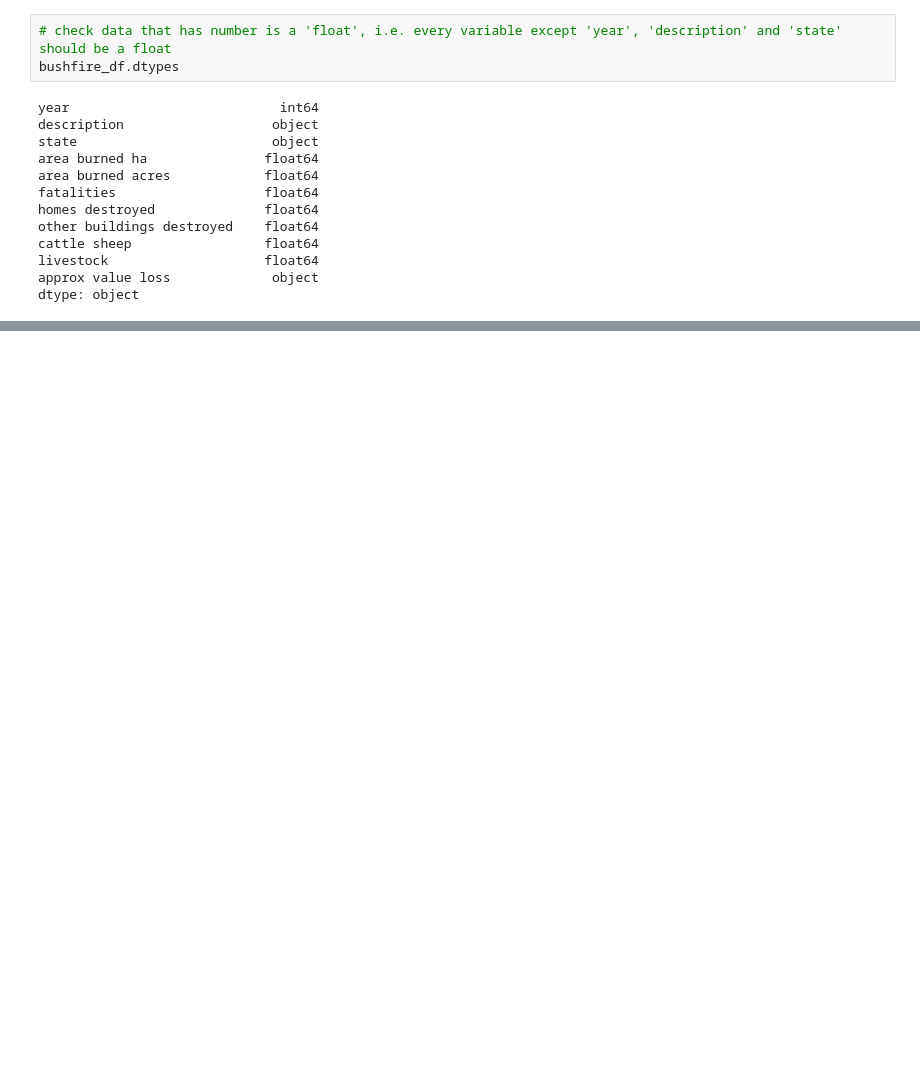
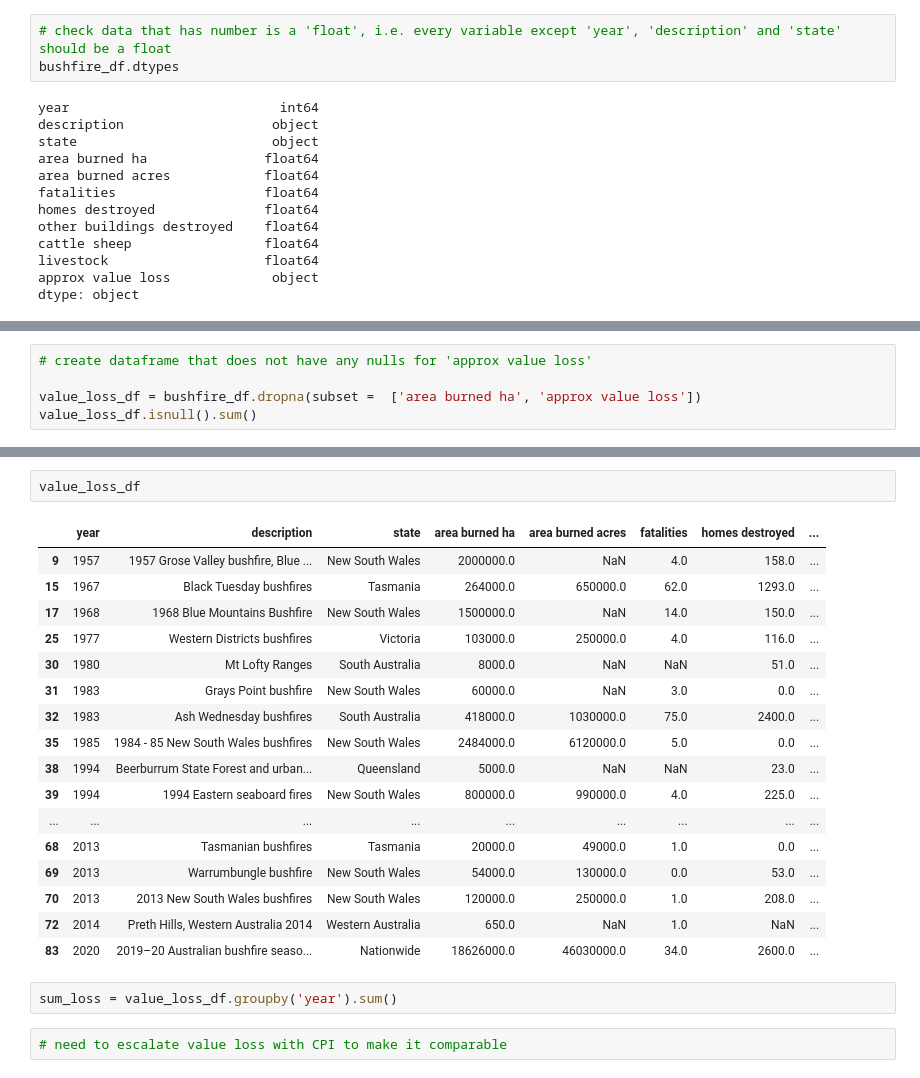
Before and after one commit to thierzon/disney-donut-project, a Jupyter notebook: data.ipynb, the cells around one changed output, grey strips where cells are left out. Saved outputs shown, nothing was run; the diff lists cells and outputs as text; blank space fills up the shorter version.

```diff
--- a/data.ipynb
+++ b/data.ipynb
@@ -66,0 +161,5 @@ array([nan, '£1,000,000', '14000000', '3000000', '9000000', '13000000',
+# %%
+# create dataframe that does not have any nulls for 'approx value loss'
+
+value_loss_df = bushfire_df.dropna(subset =  ['area burned ha', 'approx value loss'])
+value_loss_df.isnull().sum()
@@ -66,0 +179,24 @@ array([nan, '£1,000,000', '14000000', '3000000', '9000000', '13000000',
+# %%
+value_loss_df
+# %% [output]
+|  | year | description | state | area burned ha | area burned acres | fatalities | homes destroyed | ... |
+| 9 | 1957 | 1957 Grose Valley bushfire, Blue ... | New South Wales | 2000000.0 | NaN | 4.0 | 158.0 | ... |
+| 15 | 1967 | Black Tuesday bushfires | Tasmania | 264000.0 | 650000.0 | 62.0 | 1293.0 | ... |
+| 17 | 1968 | 1968 Blue Mountains Bushfire | New South Wales | 1500000.0 | NaN | 14.0 | 150.0 | ... |
+| 25 | 1977 | Western Districts bushfires | Victoria | 103000.0 | 250000.0 | 4.0 | 116.0 | ... |
+| 30 | 1980 | Mt Lofty Ranges | South Australia | 8000.0 | NaN | NaN | 51.0 | ... |
+| 31 | 1983 | Grays Point bushfire | New South Wales | 60000.0 | NaN | 3.0 | 0.0 | ... |
+| 32 | 1983 | Ash Wednesday bushfires | South Australia | 418000.0 | 1030000.0 | 75.0 | 2400.0 | ... |
+| 35 | 1985 | 1984 - 85 New South Wales bushfires | New South Wales | 2484000.0 | 6120000.0 | 5.0 | 0.0 | ... |
+| 38 | 1994 | Beerburrum State Forest and urban... | Queensland | 5000.0 | NaN | NaN | 23.0 | ... |
+| 39 | 1994 | 1994 Eastern seaboard fires | New South Wales | 800000.0 | 990000.0 | 4.0 | 225.0 | ... |
+| ... | ... | ... | ... | ... | ... | ... | ... | ... |
+| 68 | 2013 | Tasmanian bushfires | Tasmania | 20000.0 | 49000.0 | 1.0 | 0.0 | ... |
+| 69 | 2013 | Warrumbungle bushfire | New South Wales | 54000.0 | 130000.0 | 0.0 | 53.0 | ... |
+| 70 | 2013 | 2013 New South Wales bushfires | New South Wales | 120000.0 | 250000.0 | 1.0 | 208.0 | ... |
+| 72 | 2014 | Preth Hills, Western Australia 2014 | Western Australia | 650.0 | NaN | 1.0 | NaN | ... |
+| 83 | 2020 | 2019–20 Australian bushfire seaso... | Nationwide | 18626000.0 | 46030000.0 | 34.0 | 2600.0 | ... |
+# %%
+sum_loss = value_loss_df.groupby('year').sum()
+# %%
+# need to escalate value loss with CPI to make it comparable
```
Also changed, not shown: parts of 10 cells of this notebook.
